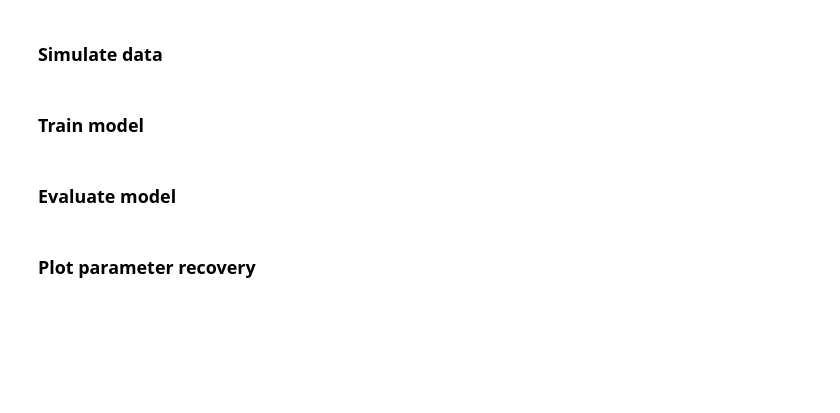
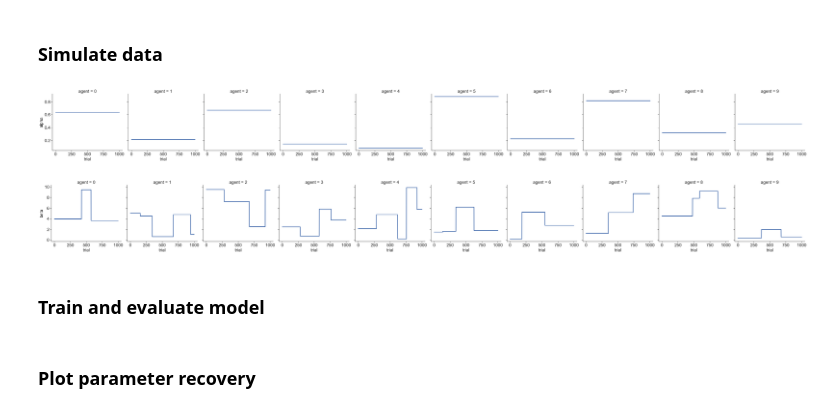
Before and after one commit to anaston/DL_inference_RL_params, a Jupyter notebook: analysis_4armed.ipynb, the cells around one changed output. Saved outputs shown, nothing was run; the diff lists cells and outputs as text; code cells hidden in the pictures; blank space fills up the shorter version.

Commit message:
Refactor codebase for flexible RNN training

```diff
--- a/analysis_4armed.ipynb
+++ b/analysis_4armed.ipynb
@@ -27,8 +27,8 @@ sns.set_theme(style='ticks', rc=rc_defaults)
 ### Simulate data
 # %%
 # Number of agents
-train_nagents = 2000
-test_nagents = 100
+train_nagents = 20
+test_nagents = 10
 
 # Number of trials per agent
 ntrials = 1000
@@ -36,13 +36,15 @@ ntrials = 1000
 # Number of trials per block
 block_size = 100
 
+# Variables to save in synthetic data
+columns = ['agent', 'trial', 'block', 'action', 'reward', 'offer1', 'offer2', 'alpha', 'beta', 'alpha_bin', 'beta_bin']
+
 # Initialize list to store training data
 train_data = []
 
 for agent in range(0, train_nagents):
     # Set parameters
-    alpha_gen = ql.ParamGeneratorStat(name='alpha', func=np.random.uniform, low=0, high=1, ntrials=ntrials,
-                                         max_switch=np.random.choice([2, 3, 4]), prob_to_switch=0.005)
+    alpha_gen = ql.ParamGeneratorStat(name='alpha', func=np.random.uniform, low=0, high=1, ntrials=ntrials)
     beta_gen = ql.ParamGeneratorNonStat(name='beta', func=np.random.uniform, low=0, high=10, ntrials=ntrials,
                                         max_switch=np.random.choice([2, 3, 4]), prob_to_switch=0.005)
 
@@ -50,42 +52,44 @@ for agent in range(0, train_nagents):
     qlearner = ql.QLearner4Armed(agent, alpha_gen=alpha_gen, beta_gen=beta_gen, ntrials=ntrials, block_size=block_size).simulate()
 
     # Append data to list
-    train_data.append(qlearner.format_df(columns=['agent', 'trial', 'block', 'action', 'reward', 'alpha', 'beta', 'alpha_bin', 'beta_bin']))
+    train_data.append(qlearner.format_df(columns=columns))
 
 # Concatenate training data into one dataframe
 df_train_data = pd.concat(train_data).reset_index().drop(columns=['index'])
 
 # Save data
 fname = os.path.join('data', f'synth_train_4armed.csv')
 df_train_data.to_csv(fname, index=False)
 
 # Initialize list to store test data
 test_data = []
 
-for agent in range(0, 100):
+for agent in range(0, test_nagents):
     # Set parameters
-    alpha_gen = ql.ParamGeneratorStat(name='alpha', func=np.random.uniform, low=0, high=1, ntrials=ntrials,
-                                         max_switch=np.random.choice([2, 3, 4]), prob_to_switch=0.005)
+    alpha_gen = ql.ParamGeneratorStat(name='alpha', func=np.random.uniform, low=0, high=1, ntrials=ntrials)
     beta_gen = ql.ParamGeneratorNonStat(name='beta', func=np.random.uniform, low=0, high=10, ntrials=ntrials,
                                         max_switch=np.random.choice([2, 3, 4]), prob_to_switch=0.005)
 
     # Simulate data for agent
     qlearner = ql.QLearner4Armed(agent, alpha_gen=alpha_gen, beta_gen=beta_gen,
                                  ntrials=ntrials, block_size=block_size).simulate()
 
     # Append results to list
-    test_data.append(qlearner.format_df(columns=['agent', 'trial', 'action', 'reward', 'alpha', 'beta']))
+    test_data.append(qlearner.format_df(columns=columns))
 
 # Concatenate test data into one dataframe
 df_test_data = pd.concat(test_data).reset_index().drop(columns=['index'])
 
 # Save data
 fname = os.path.join('data', 'synth_test_4armed.csv')
 df_test_data.to_csv(fname, index=False)
 
-# Inspect test data
+# Inspect test data of first 10 agents
 for param in ['alpha', 'beta']:
     sns.relplot(data=df_test_data[df_test_data['agent'].isin(np.arange(10))],
             kind='line', x='trial', y=param, col='agent')
+# %% [output]
+[figure, added]
+[figure, added]
 # %% [markdown]
-### Train model
+### Train and evaluate model
@@ -117,3 +96 @@ model, train_loss, val_loss = rnn.training_loop(model, device, train_loader, val
-# %% [markdown]
-### Evaluate model
 # %%
```
Also changed, not shown: parts of 3 cells of this notebook, 5 other files.
